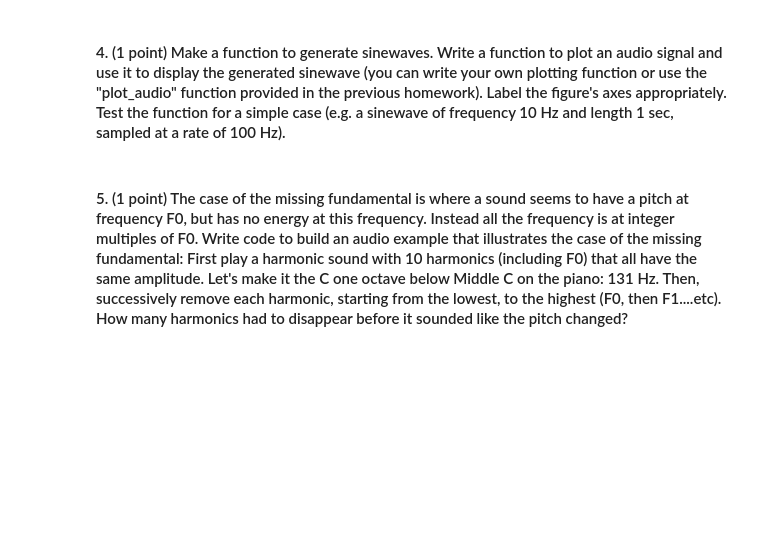
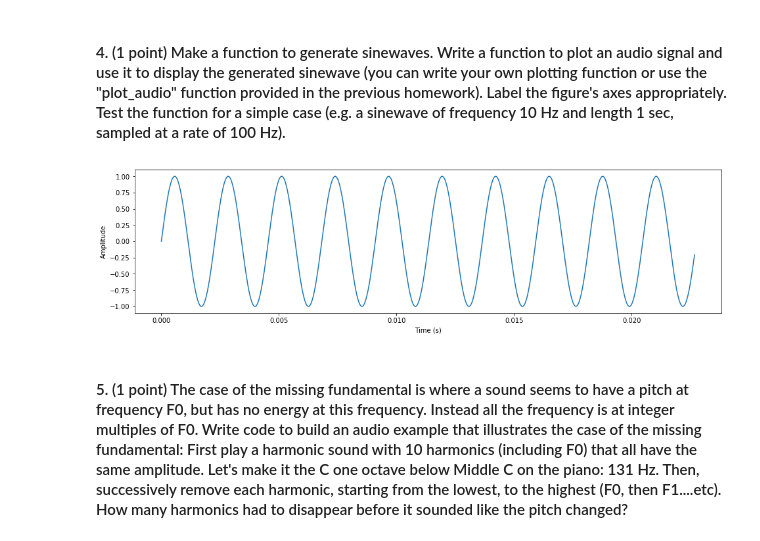
Before and after one commit to noradiegwu/EECS-352, a Jupyter notebook: Oradiegwu_Nneoma_hw1/HW1.ipynb, the cells around one changed output. Saved outputs shown, nothing was run; the diff lists cells and outputs as text; code cells hidden in the pictures; blank space fills up the shorter version.

```diff
--- a/Oradiegwu_Nneoma_hw1/HW1.ipynb
+++ b/Oradiegwu_Nneoma_hw1/HW1.ipynb
@@ -91,32 +91,10 @@ def make_sinewave(f, t, sr):
     np.ndarray
         Array of floats containing the signal
     """
-
     # your code goes here
-
-    raise NotImplementedError # delete this line when you add your solution
-
-# plot_audio from HW0
-def plot_audio(x, sr, figsize=(16,4)):
-    """
-    A simple audio plotting function
-
-    Parameters
-    ----------
-    x: np.ndarray
-        Audio signal to plot
-    sr: int
-        Sample rate
-    figsize: tuple
-        A duple representing the figure size (xdim,ydim)
-    """
-    length = float(x.shape[0]) / sr
-    t = np.linspace(0,length,x.shape[0])
-    plt.figure(figsize=figsize)
-    plt.plot(t, x)
-    plt.ylabel('Amplitude')
-    plt.xlabel('Time (s)')
-    plt.show()
+    intervals = np.arange(0,t*sr)/sr
+    x = np.sin(2*np.pi*f*intervals)
+    return x
 # %%
 # you don't need to put anything here, this cell is for the autograder
 # %%
@@ -133,12 +111,20 @@ def plot_audio(x, sr, figsize=(16,4)):
     figsize: tuple
         A duple representing the figure size (xdim,ydim)
     """
-
-    # your code goes here
-    raise NotImplementedError # delete this line when you add your solution
+    # from HW0
+    length = float(x.shape[0]) / sr
+    t = np.linspace(0,length,x.shape[0])
+    plt.figure(figsize=figsize)
+    plt.plot(t, x)
+    plt.ylabel('Amplitude')
+    plt.xlabel('Time (s)')
+    plt.show()
 # %%
 # this is the cell where you should demonstrate your working make_sinewave and plot_audio functions
-# your code goes here
-raise NotImplementedError # delete this line when you add your solution
+sr = 44100
+x = make_sinewave(440, 2, sr)
+plot_audio(x[:1000], sr)
+# %% [output]
+[figure, added]
 # %% [markdown]
 #### 5. (1 point) The case of the missing fundamental is where a sound seems to have a pitch at frequency F0, but has no energy at this frequency.  Instead all the frequency is at integer multiples of F0. Write code to build an audio example that illustrates the case of the missing fundamental: First play a harmonic sound with 10 harmonics (including F0) that all have the same amplitude.  Let's make it the C one octave below Middle C on the piano: 131 Hz. Then, successively remove each harmonic, starting from the lowest, to the highest (F0, then F1....etc). How many harmonics had to disappear before it sounded like the pitch changed?
```
Also changed, not shown: parts of 4 cells of this notebook.
